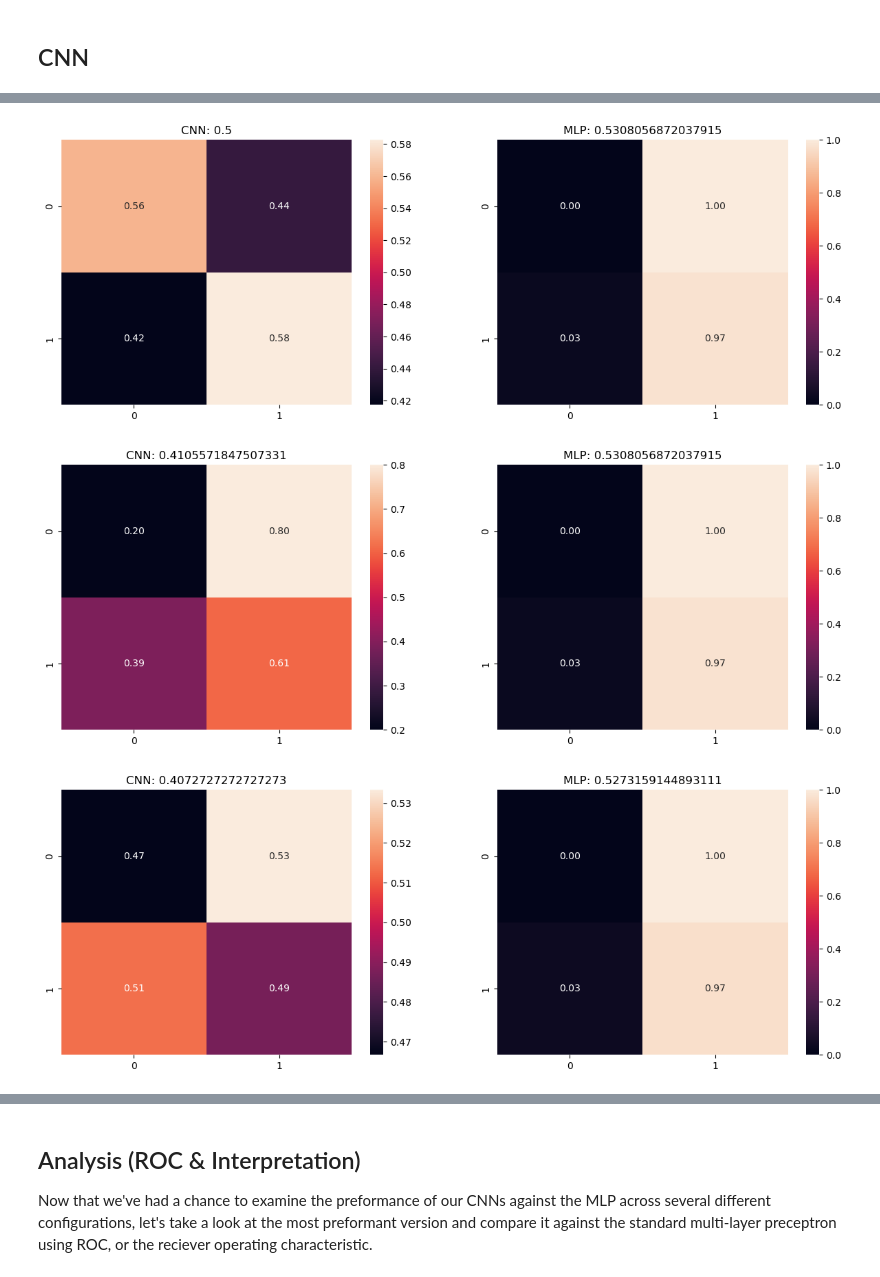
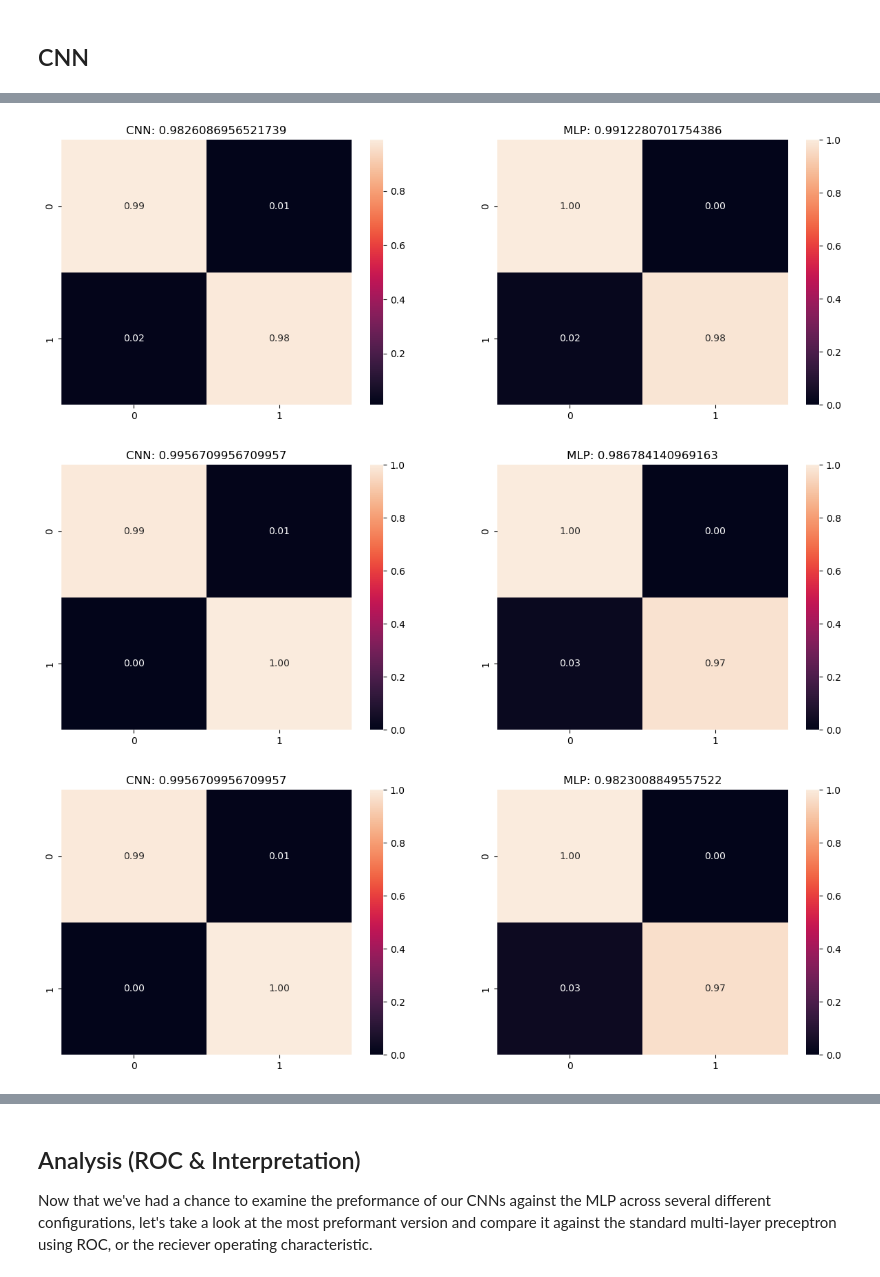
Before and after one commit to S-Bryce/ML-Lab-6, a Jupyter notebook: main.ipynb, the cells around one changed output, grey strips where cells are left out. Saved outputs shown, nothing was run; the diff lists cells and outputs as text; code cells hidden in the pictures.

Commit message:
Updated activation layer

```diff
--- a/main.ipynb
+++ b/main.ipynb
@@ -249,7 +271,7 @@ sss = StratifiedShuffleSplit(n_splits=n_splits, test_size=test_size, random_stat
 def compare_mlp_cnn(cnn, mlp, X_test, y_test, labels='auto'):
     plt.figure(figsize=(15,5))
     if cnn is not None:
-        yhat_cnn = np.argmax(cnn.predict(X_test), axis=1)
+        yhat_cnn = np.rint(cnn.predict(X_test))
         acc_cnn = mt.f1_score(y_test,yhat_cnn)
         plt.subplot(1,2,1)
         cm = mt.confusion_matrix(y_test,yhat_cnn)
@@ -258,7 +280,7 @@ def compare_mlp_cnn(cnn, mlp, X_test, y_test, labels='auto'):
         plt.title('CNN: '+str(acc_cnn))
 
     if mlp is not None:
-        yhat_mlp = np.argmax(mlp.predict(X_test), axis=1)
+        yhat_mlp = np.rint(mlp.predict(X_test))
         acc_mlp = mt.f1_score(y_test,yhat_mlp)
         plt.subplot(1,2,2)
         cm = mt.confusion_matrix(y_test,yhat_mlp)
@@ -268,7 +290,7 @@ def compare_mlp_cnn(cnn, mlp, X_test, y_test, labels='auto'):
 # %%
 %%time
 
-NUM_CLASSES = 2
+NUM_CLASSES = 1
 
 # Initialize lists to store the true and predicted labels and the ROC curve data\n",
 y_true_list = []
@@ -284,7 +306,7 @@ mlp.add( Dense(input_dim=1, units=30,
                activation='relu') )
 mlp.add( Dense(units=15, activation='relu') )
 mlp.add( Dense(NUM_CLASSES) )
-mlp.add( Activation('softmax') )
+mlp.add( Activation('sigmoid') )
 
 mlp.compile(loss='mean_squared_error',
               optimizer='rmsprop',
@@ -298,20 +320,14 @@ for train_index, test_index in sss.split(images, targets):
             batch_size=32, epochs=50,
             shuffle=False, verbose=False)
 
-    yhat_proba = mlp.predict(X_test)
-    final_yhat = []
-    for sample in yhat_proba:
-        if sample[0] > sample[1]:
-            final_yhat.append(sample[0])
-        else:
-            final_yhat.append(sample[1])
+    yhat_proba = np.rint(mlp.predict(X_test))
     # Compute the ROC curve and AUC for the current fold
-    fpr, tpr, thresholds = roc_curve(y_test, final_yhat)
+    fpr, tpr, thresholds = roc_curve(y_test, yhat_proba)
     roc_auc = auc(fpr, tpr)
 
     # Append the true labels, predicted probabilities, and ROC curve data to the lists
     y_true_list.append(y_test)
-    yhat_list.append(final_yhat)
+    yhat_list.append(yhat_proba)
     fpr_list.append(fpr)
     tpr_list.append(tpr)
     auc_list.append(roc_auc)
@@ -386,7 +402,7 @@ cnn.add( Activation('relu') )
 # add one layer on flattened output
 cnn.add( Flatten() )
 cnn.add( Dense(NUM_CLASSES) )
-cnn.add( Activation('softmax') )
+cnn.add( Activation('sigmoid') )
 
 cnn.summary()
 
@@ -402,23 +418,18 @@ for train_index, test_index in sss.split(images, targets):
     cnn.fit(X_train, y_train,
             batch_size=32, epochs=50,
             shuffle=False, verbose=0)
-    compare_mlp_cnn(cnn,mlp,X_test,y_test)
 
-    yhat_proba = cnn.predict(X_test)
-    final_yhat = []
-    for sample in yhat_proba:
-        if sample[0] > sample[1]:
-            final_yhat.append(sample[0])
-        else:
-            final_yhat.append(sample[1])
+    yhat_proba = np.rint(cnn.predict(X_test))
     # Compute the ROC curve and AUC for the current fold
-    fpr, tpr, thresholds = roc_curve(y_test, final_yhat)
+    fpr, tpr, thresholds = roc_curve(y_test, yhat_proba)
     roc_auc = auc(fpr, tpr)
 
     # Append the true labels, predicted probabilities, and ROC curve data to the lists
     y_true_list.append(y_test)
-    yhat_list.append(final_yhat)
+    yhat_list.append(yhat_proba)
     fpr_list.append(fpr)
     tpr_list.append(tpr)
     auc_list.append(roc_auc)
+
+    compare_mlp_cnn(cnn,mlp,X_test,y_test)
 # %% [output]
@@ -442,6 +453,6 @@ Wall time: 43.3 s
-[figure, old version]
+[figure, new version]
-[figure, old version]
+[figure, new version]
-[figure, old version]
+[figure, new version]
 # %%
 cnn.summary()
 # Compute the overall ROC curve and AUC for all the folds
```
Also changed, not shown: parts of 13 cells of this notebook.
